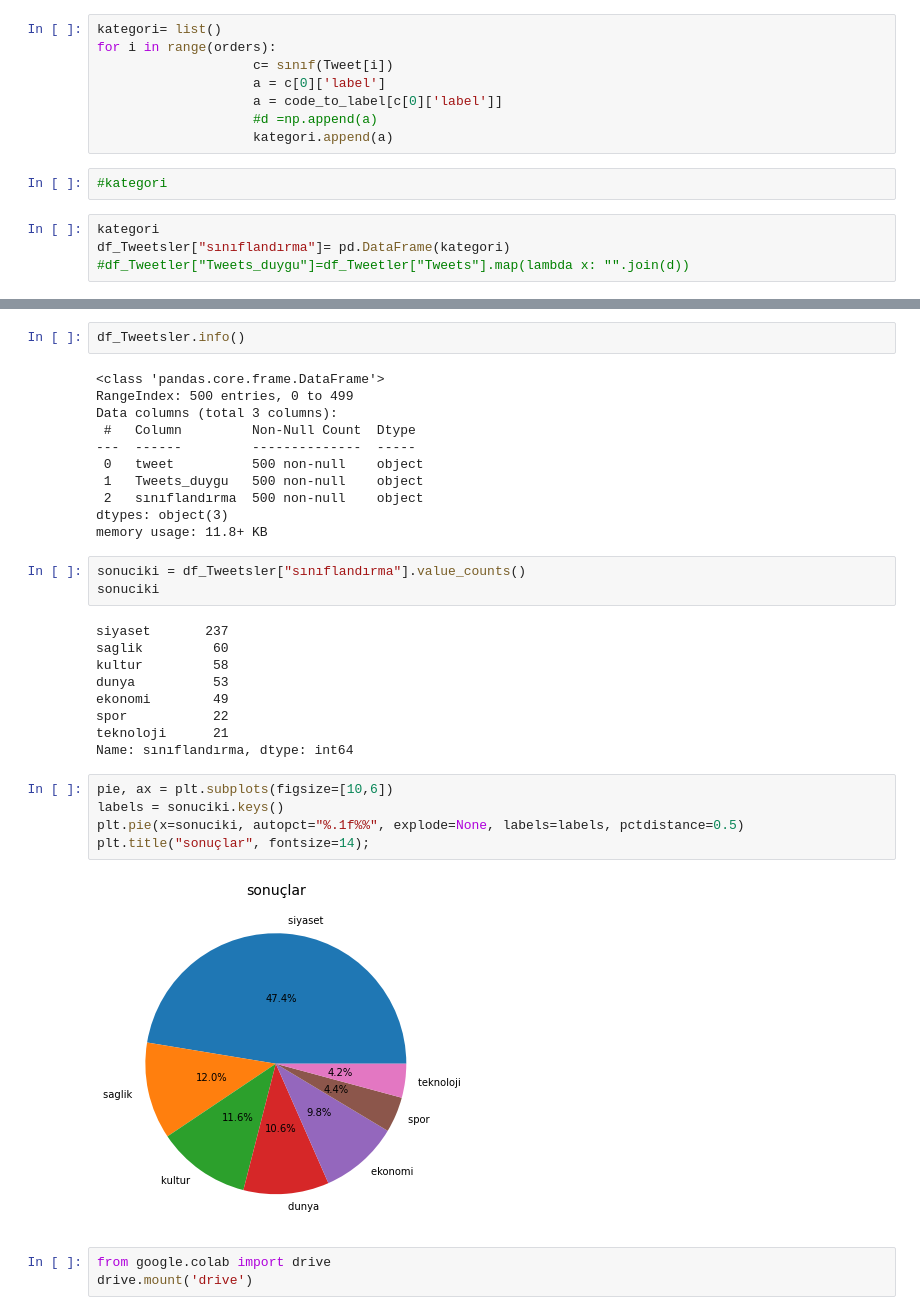
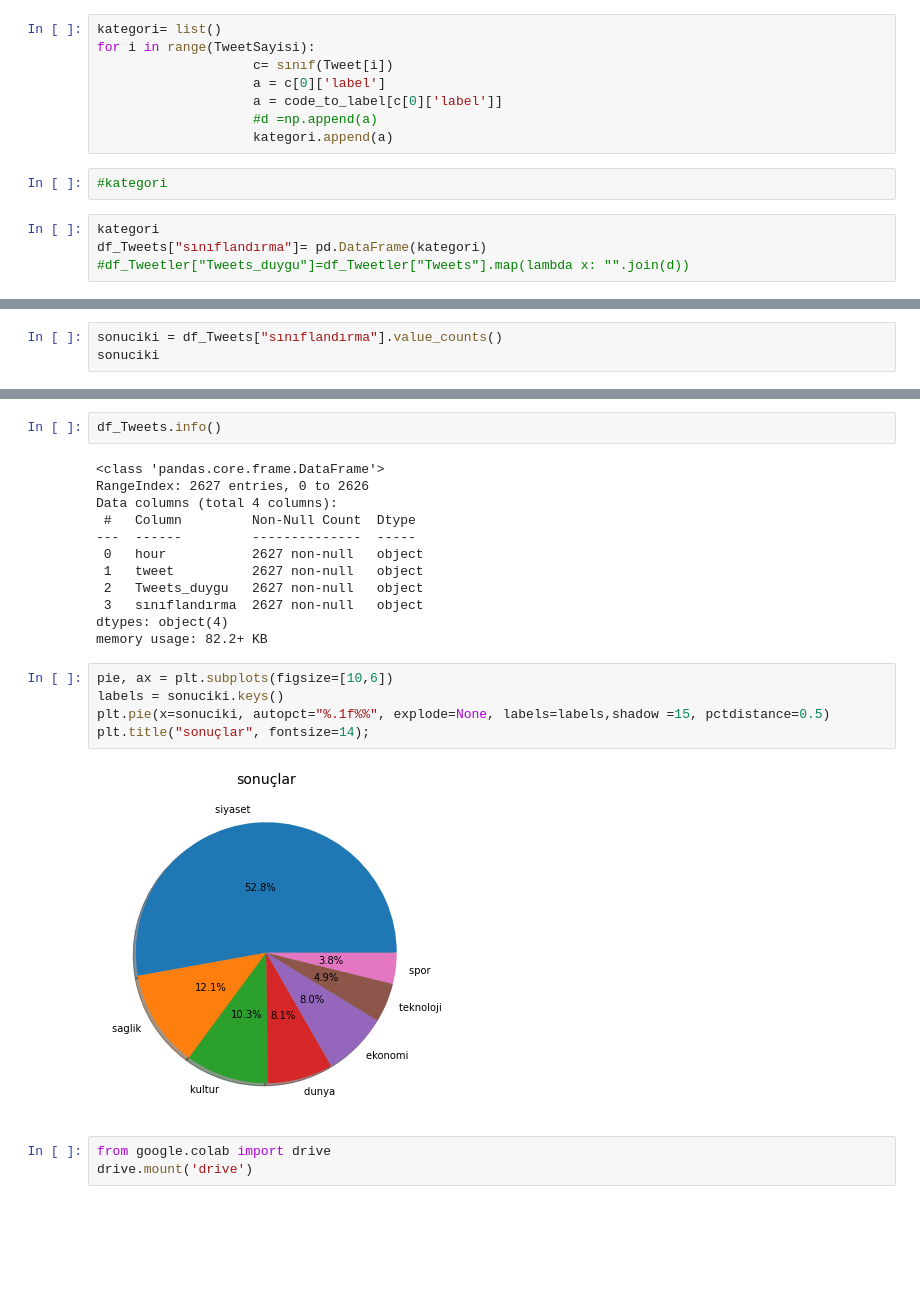
Before and after one commit to alperbayram/Duygu_Analizi_ve_Metin_Siniflandirma, a Jupyter notebook: Twitter_Sentiment_Analysis_and_Text_classification_project.ipynb, the cells around one changed output, grey strips where cells are left out. Drawn from its saved outputs; the diff is of its cells as text; blank space fills up the shorter version.

```diff
--- a/Twitter_Sentiment_Analysis_and_Text_classification_project.ipynb
+++ b/Twitter_Sentiment_Analysis_and_Text_classification_project.ipynb
@@ -401,7 +387,7 @@ a
 'siyaset '
 # %%
 kategori= list()
-for i in range(orders):
+for i in range(TweetSayisi):
                     c= sınıf(Tweet[i])
                     a = c[0]['label']
                     a = code_to_label[c[0]['label']]
@@ -411,5 +397,5 @@ for i in range(orders):
 #kategori
 # %%
 kategori
-df_Tweetsler["sınıflandırma"]= pd.DataFrame(kategori)
+df_Tweets["sınıflandırma"]= pd.DataFrame(kategori)
 #df_Tweetler["Tweets_duygu"]=df_Tweetler["Tweets"].map(lambda x: "".join(d))
@@ -431,0 +420,3 @@ df_Tweetsler
+# %%
+sonuciki = df_Tweets["sınıflandırma"].value_counts()
+sonuciki
@@ -437,35 +437,24 @@ plt.xlabel('inceleme');
 # %%
-df_Tweetsler.info()
+df_Tweets.info()
 # %% [output]
 <class 'pandas.core.frame.DataFrame'>
-RangeIndex: 500 entries, 0 to 499
-Data columns (total 3 columns):
+RangeIndex: 2627 entries, 0 to 2626
+Data columns (total 4 columns):
  #   Column         Non-Null Count  Dtype
 ---  ------         --------------  -----
- 0   tweet          500 non-null    object
- 1   Tweets_duygu   500 non-null    object
- 2   sınıflandırma  500 non-null    object
-dtypes: object(3)
-memory usage: 11.8+ KB
+ 0   hour           2627 non-null   object
+ 1   tweet          2627 non-null   object
+ 2   Tweets_duygu   2627 non-null   object
+ 3   sınıflandırma  2627 non-null   object
+dtypes: object(4)
+memory usage: 82.2+ KB
-# %%
-sonuciki = df_Tweetsler["sınıflandırma"].value_counts()
-sonuciki
-# %% [output]
-siyaset       237
-saglik         60
-kultur         58
-dunya          53
-ekonomi        49
-spor           22
-teknoloji      21
-Name: sınıflandırma, dtype: int64
 # %%
 pie, ax = plt.subplots(figsize=[10,6])
 labels = sonuciki.keys()
-plt.pie(x=sonuciki, autopct="%.1f%%", explode=None, labels=labels, pctdistance=0.5)
+plt.pie(x=sonuciki, autopct="%.1f%%", explode=None, labels=labels,shadow =15, pctdistance=0.5)
 plt.title("sonuçlar", fontsize=14);
 # %% [output]
-[figure, old version]
+[figure, new version]
 # %%
 from google.colab import drive
 drive.mount('drive')
```
Also changed, not shown: parts of 45 cells of this notebook.
